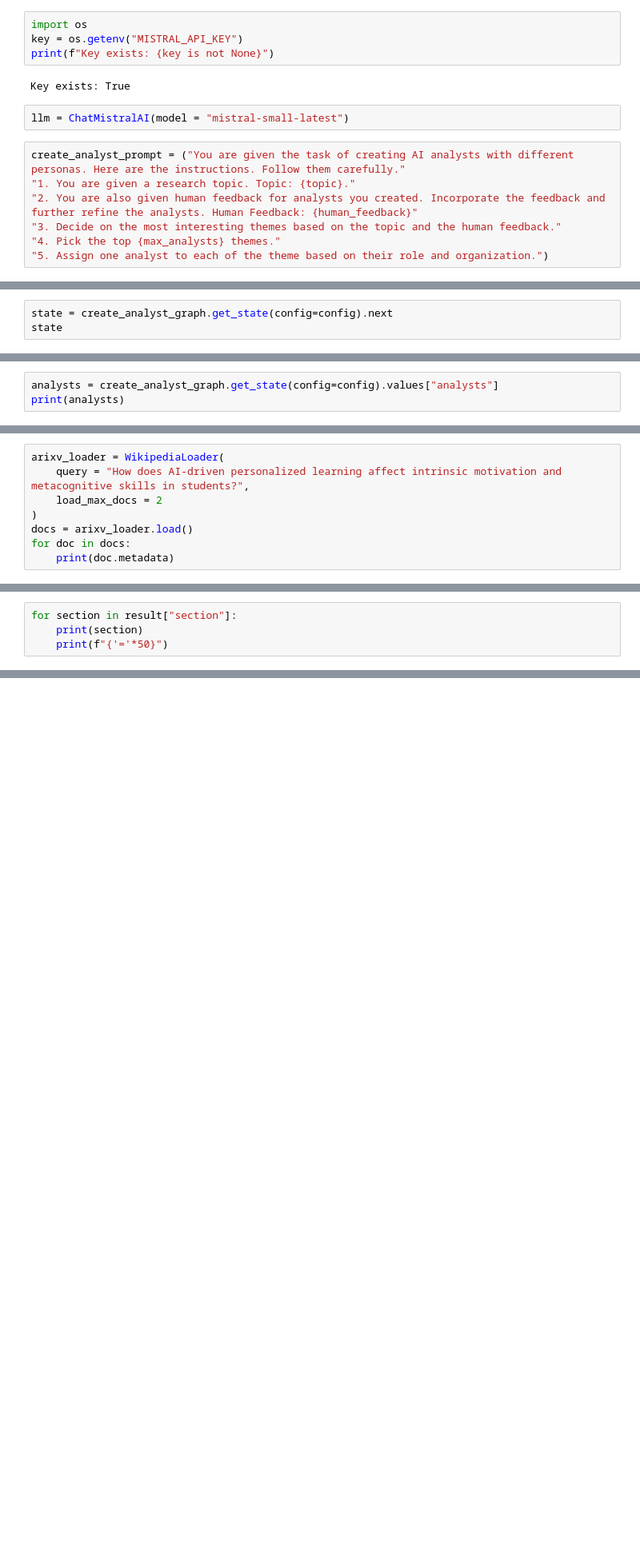
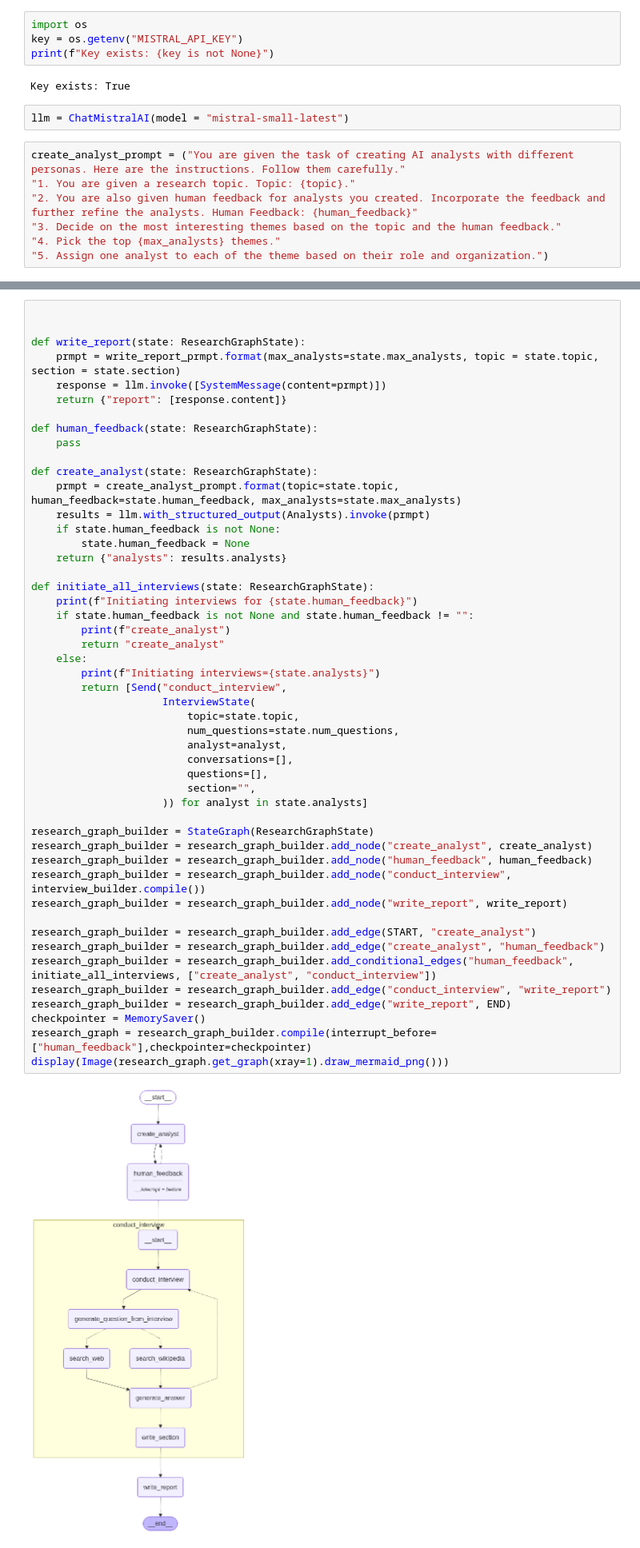
Before and after one commit to aparna-suresh/AI-Portfolio, a Jupyter notebook: agentic_ai/research_assistant/research_assistant.ipynb, the cells around one changed output, grey strips where cells are left out. Shown at 80% size. Saved outputs shown, nothing was run; the diff lists cells and outputs as text; blank space fills up the shorter version.

Commit message:
Updated research agent

```diff
--- a/agentic_ai/research_assistant/research_assistant.ipynb
+++ b/agentic_ai/research_assistant/research_assistant.ipynb
@@ -107,3 +33,0 @@ for event in create_analyst_graph.stream(None, config=config, stream_mode="value
-# %%
-state = create_analyst_graph.get_state(config=config).next
-state
@@ -118,3 +33,0 @@ for event in create_analyst_graph.stream(None, config=config, stream_mode="value
-# %%
-analysts = create_analyst_graph.get_state(config=config).values["analysts"]
-print(analysts)
@@ -155,8 +33,0 @@ However, challenges remain, such as educators' hesitance to adopt AI due to conc
-# %%
-arixv_loader = WikipediaLoader(
-    query = "How does AI-driven personalized learning affect intrinsic motivation and metacognitive skills in students?",
-    load_max_docs = 2
-)
-docs = arixv_loader.load()
-for doc in docs:
-    print(doc.metadata)
@@ -520,4 +33,0 @@ len(result["section"])
-# %%
-for section in result["section"]:
-    print(section)
-    print(f"{'='*50}")
@@ -545,0 +224,51 @@ result["report"]
+# %%
+
+
+def write_report(state: ResearchGraphState):
+    prmpt = write_report_prmpt.format(max_analysts=state.max_analysts, topic = state.topic, section = state.section)
+    response = llm.invoke([SystemMessage(content=prmpt)])
+    return {"report": [response.content]}
+
+def human_feedback(state: ResearchGraphState):
+    pass
+
+def create_analyst(state: ResearchGraphState):
+    prmpt = create_analyst_prompt.format(topic=state.topic, human_feedback=state.human_feedback, max_analysts=state.max_analysts)
+    results = llm.with_structured_output(Analysts).invoke(prmpt)
+    if state.human_feedback is not None:
+        state.human_feedback = None
+    return {"analysts": results.analysts}
+
+def initiate_all_interviews(state: ResearchGraphState):
+    print(f"Initiating interviews for {state.human_feedback}")
+    if state.human_feedback is not None and state.human_feedback != "":
+        print(f"create_analyst")
+        return "create_analyst"
+    else:
+        print(f"Initiating interviews={state.analysts}")
+        return [Send("conduct_interview",
+                     InterviewState(
+                         topic=state.topic,
+                         num_questions=state.num_questions,
+                         analyst=analyst,
+                         conversations=[],
+                         questions=[],
+                         section="",
+                     )) for analyst in state.analysts]
+
+research_graph_builder = StateGraph(ResearchGraphState)
+research_graph_builder = research_graph_builder.add_node("create_analyst", create_analyst)
+research_graph_builder = research_graph_builder.add_node("human_feedback", human_feedback)
+research_graph_builder = research_graph_builder.add_node("conduct_interview", interview_builder.compile())
+research_graph_builder = research_graph_builder.add_node("write_report", write_report)
+
+research_graph_builder = research_graph_builder.add_edge(START, "create_analyst")
+research_graph_builder = research_graph_builder.add_edge("create_analyst", "human_feedback")
+research_graph_builder = research_graph_builder.add_conditional_edges("human_feedback", initiate_all_interviews, ["create_analyst", "conduct_interview"])
+research_graph_builder = research_graph_builder.add_edge("conduct_interview", "write_report")
+research_graph_builder = research_graph_builder.add_edge("write_report", END)
+checkpointer = MemorySaver()
+research_graph = research_graph_builder.compile(interrupt_before=["human_feedback"],checkpointer=checkpointer)
+display(Image(research_graph.get_graph(xray=1).draw_mermaid_png()))
+# %% [output]
+[figure, added]
```
Also changed, not shown: parts of 42 cells of this notebook, 4 other files.
